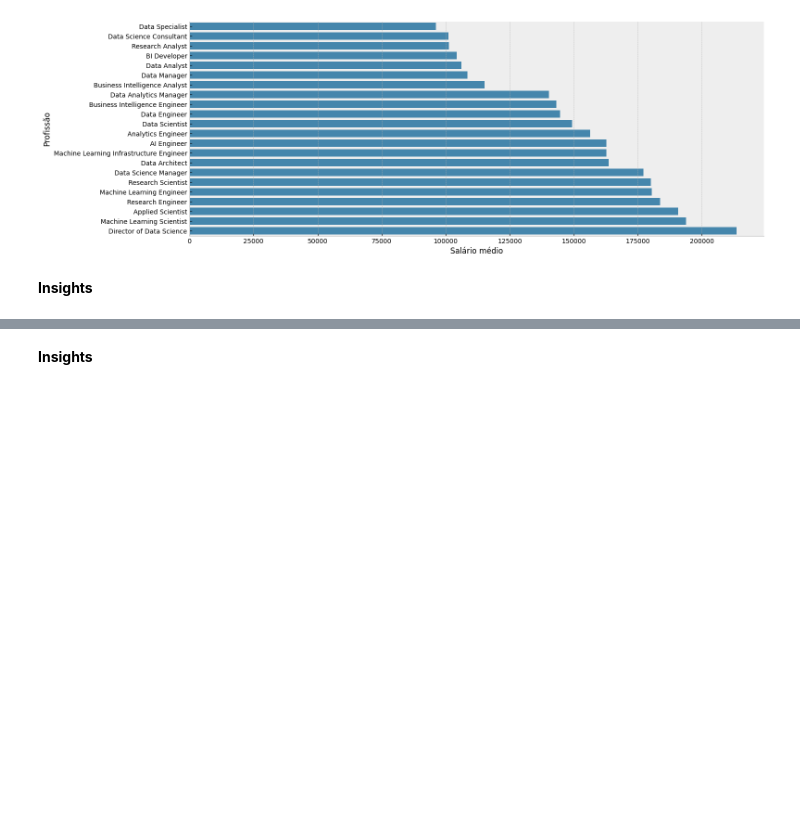
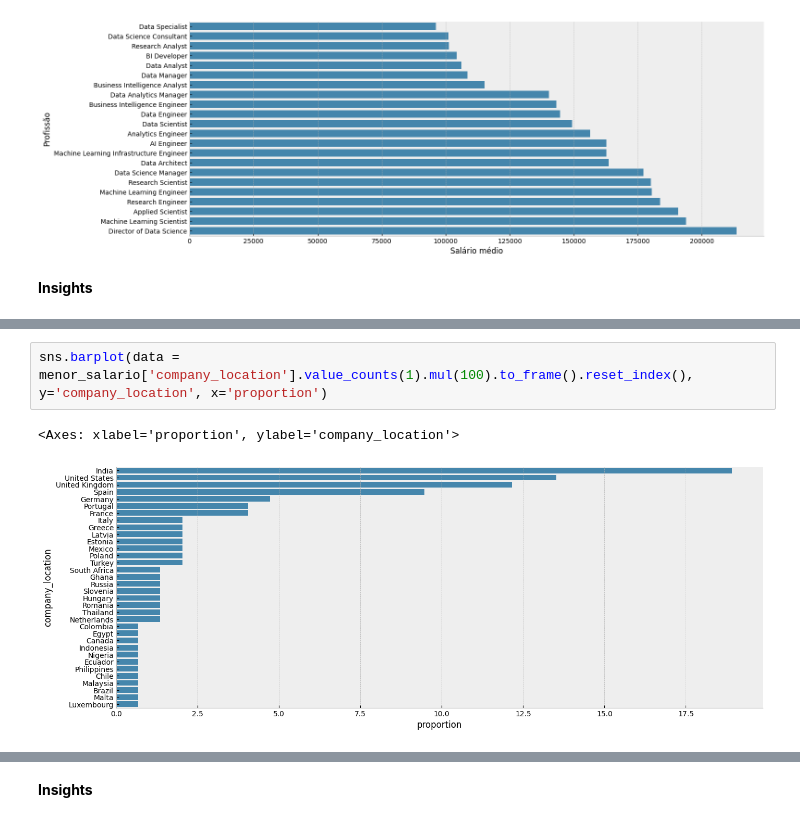
Before and after one commit to Alexandre-Esposte/dive-into-data-careers, a Jupyter notebook: notebook/data_careers_analysis.ipynb, the cells around one changed output, grey strips where cells are left out. Cells and saved outputs as stored; diff of their text form; blank space fills up the shorter version.

```diff
--- a/notebook/data_careers_analysis.ipynb
+++ b/notebook/data_careers_analysis.ipynb
@@ -1086,0 +1106,5 @@ Text(0.5, 0, 'Salário médio')
+# %%
+sns.barplot(data = menor_salario['company_location'].value_counts(1).mul(100).to_frame().reset_index(), y='company_location', x='proportion')
+# %% [output]
+<Axes: xlabel='proportion', ylabel='company_location'>
+[figure, added]
```
Also changed, not shown: parts of 17 cells of this notebook.
